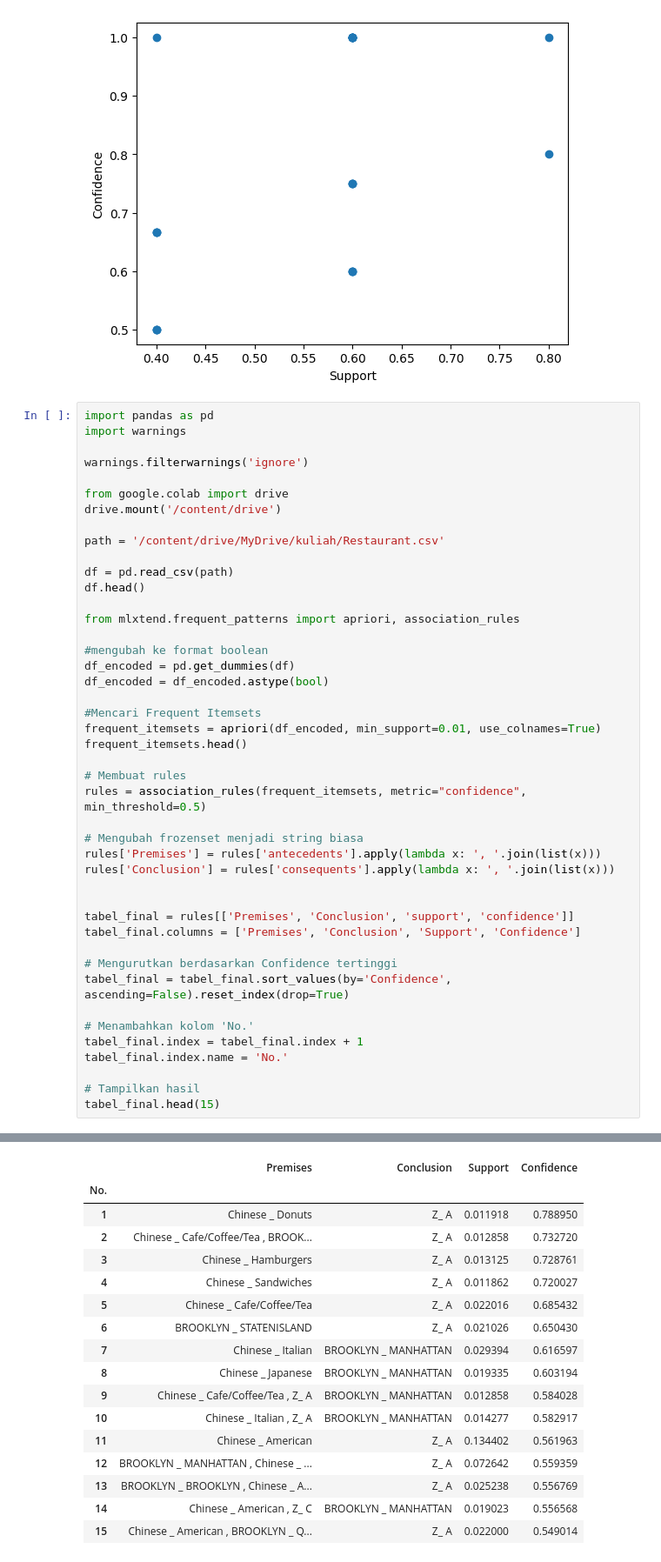
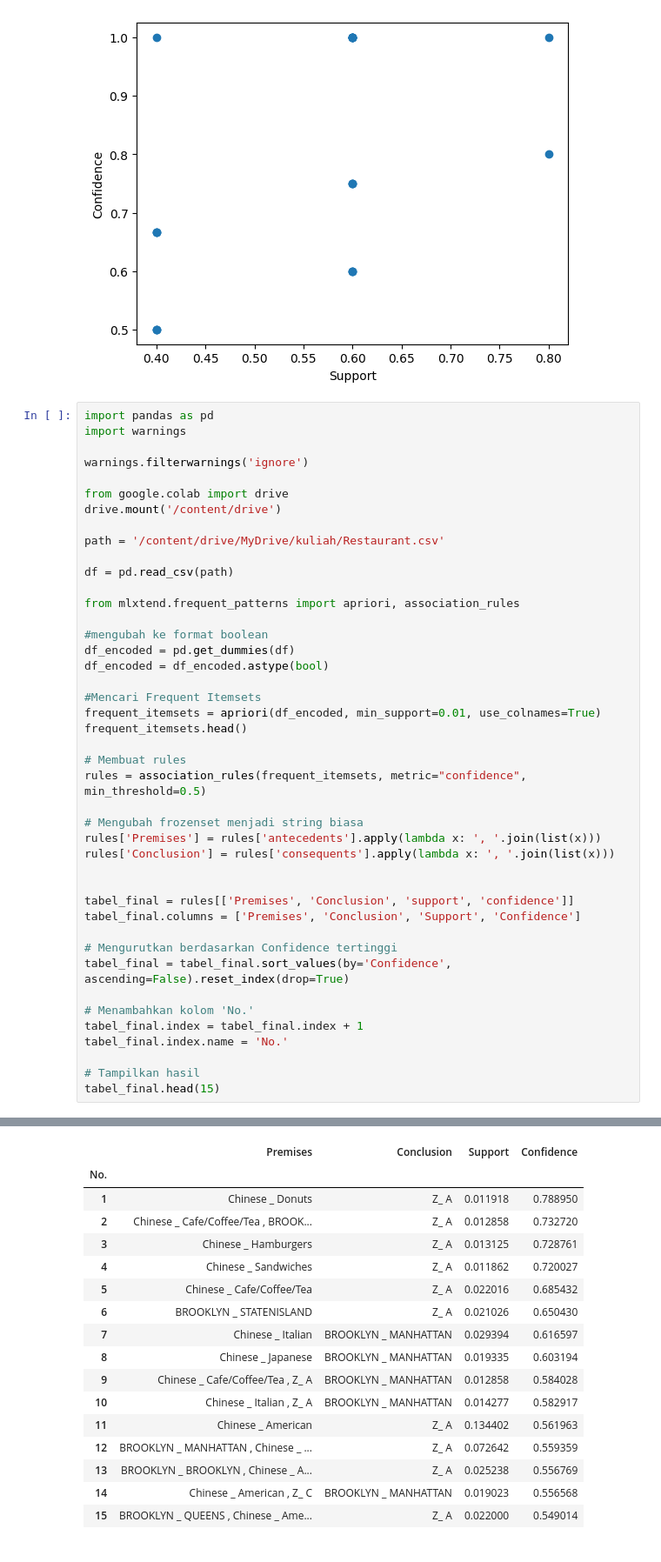
Before and after one commit to meryymarta/DataMining, a Jupyter notebook: Association Rules.ipynb, the cells around one changed output, grey strips where cells are left out. Shown at 87% size. Drawn from its saved outputs; the diff is of its cells as text.

```diff
--- a/Association Rules.ipynb
+++ b/Association Rules.ipynb
@@ -71,7 +71,6 @@ drive.mount('/content/drive')
 path = '/content/drive/MyDrive/kuliah/Restaurant.csv'
 
 df = pd.read_csv(path)
-df.head()
 
 from mlxtend.frequent_patterns import apriori, association_rules
 
@@ -108,17 +107,17 @@ Drive already mounted at /content/drive; to attempt to forcibly remount, call dr
 |  | Premises | Conclusion | Support | Confidence |
 | No. |  |  |  |  |
 | 1 | Chinese _ Donuts | Z_ A | 0.011918 | 0.788950 |
 | 2 | Chinese _ Cafe/Coffee/Tea , BROOK... | Z_ A | 0.012858 | 0.732720 |
 | 3 | Chinese _ Hamburgers | Z_ A | 0.013125 | 0.728761 |
 | 4 | Chinese _ Sandwiches | Z_ A | 0.011862 | 0.720027 |
 | 5 | Chinese _ Cafe/Coffee/Tea | Z_ A | 0.022016 | 0.685432 |
 | 6 | BROOKLYN _ STATENISLAND | Z_ A | 0.021026 | 0.650430 |
 | 7 | Chinese _ Italian | BROOKLYN _ MANHATTAN | 0.029394 | 0.616597 |
 | 8 | Chinese _ Japanese | BROOKLYN _ MANHATTAN | 0.019335 | 0.603194 |
 | 9 | Chinese _ Cafe/Coffee/Tea , Z_ A | BROOKLYN _ MANHATTAN | 0.012858 | 0.584028 |
 | 10 | Chinese _ Italian , Z_ A | BROOKLYN _ MANHATTAN | 0.014277 | 0.582917 |
 | 11 | Chinese _ American | Z_ A | 0.134402 | 0.561963 |
 | 12 | BROOKLYN _ MANHATTAN , Chinese _ ... | Z_ A | 0.072642 | 0.559359 |
 | 13 | BROOKLYN _ BROOKLYN , Chinese _ A... | Z_ A | 0.025238 | 0.556769 |
 | 14 | Chinese _ American , Z_ C | BROOKLYN _ MANHATTAN | 0.019023 | 0.556568 |
-| 15 | Chinese _ American , BROOKLYN _ Q... | Z_ A | 0.022000 | 0.549014 |
+| 15 | BROOKLYN _ QUEENS , Chinese _ Ame... | Z_ A | 0.022000 | 0.549014 |
```
Also changed, not shown: parts of 2 cells of this notebook.
